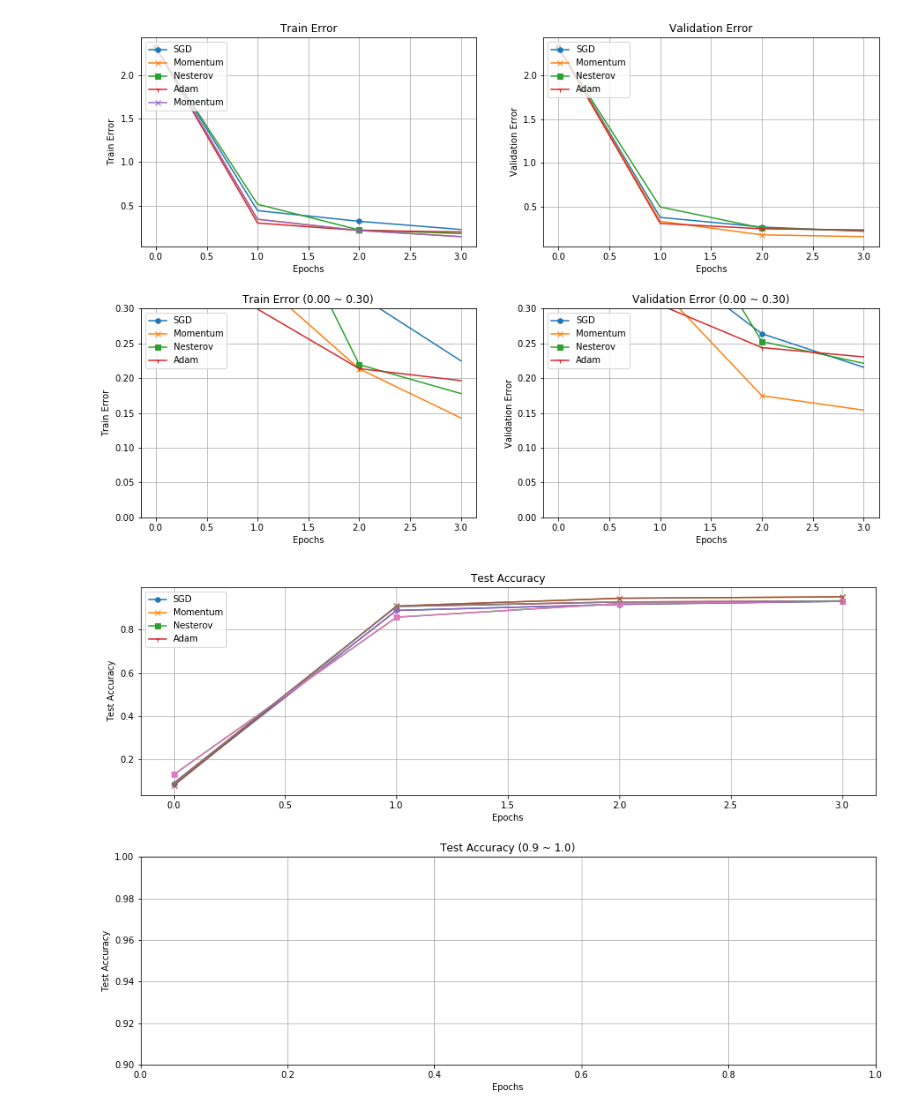
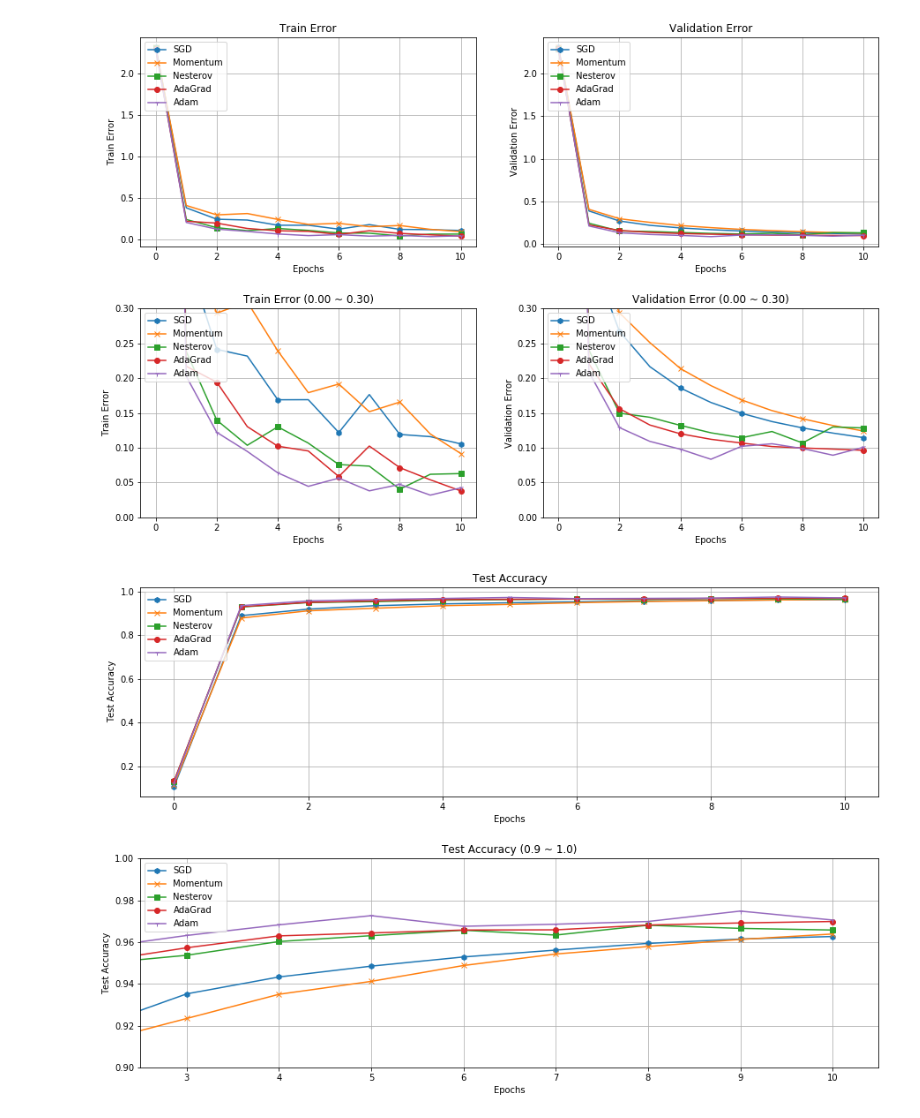
Before and after one commit to linklab/aiclass, a Jupyter notebook: 1731095007_dohyungkwon/tensorflux/main/jupyter_notebook/multi_layer_optimizers_test.ipynb, the cells around one changed output. Cells and saved outputs as stored; diff of their text form; code cells hidden in the pictures.

```diff
--- a/1731095007_dohyungkwon/tensorflux/main/jupyter_notebook/multi_layer_optimizers_test.ipynb
+++ b/1731095007_dohyungkwon/tensorflux/main/jupyter_notebook/multi_layer_optimizers_test.ipynb
@@ -22,7 +22,7 @@ input_size = 784
 hidden_layer1_size = 128
 hidden_layer2_size = 128
 output_size = 10
-model_params_dir = "/Users/yhhan/temp3"
+model_params_dir = "/Users/do-hyungkwon/temp"
 
 x = tfg.Placeholder(name="x")
 target = tfg.Placeholder(name="target")
@@ -38,7 +38,7 @@ n_sgd = tfn.Multi_Layer_Network(
     activator=tfe.Activator.ReLU.value,
     optimizer=tfe.Optimizer.SGD.value,
     learning_rate=0.01,
-    model_params_dir=model_params_dir
+    model_params_dir=model_params_dir #temp 디렉토리에 쌓여있는 파라미터들
 )
 
 n_momentum = tfn.Multi_Layer_Network(
@@ -51,7 +51,7 @@ n_momentum = tfn.Multi_Layer_Network(
     init_sd=0.01,
     activator=tfe.Activator.ReLU.value,
     optimizer=tfe.Optimizer.Momentum.value,
-    learning_rate=0.01,
+    learning_rate=0.001,
     model_params_dir=model_params_dir
 )
 
@@ -93,7 +93,7 @@ n_adam = tfn.Multi_Layer_Network(
     init_sd=0.01,
     activator=tfe.Activator.ReLU.value,
     optimizer=tfe.Optimizer.Adam.value,
-    learning_rate=0.01,
+    learning_rate=0.001,
     model_params_dir=model_params_dir
 )
 # %% [output]
@@ -107,9 +107,10 @@ data = mnist.MNIST_Data()
 #data = mnist.Fashion_MNIST_Data()
 # %%
 batch_size = 1000
-max_epoch = 3
+max_epoch = 10
 
 neural_networks = {"SGD": n_sgd, "Momentum": n_momentum, "Nesterov": n_nag, "AdaGrad": n_adagrad, "Adam": n_adam}
+#neural_networks = {"AdaGrad": n_adagrad, "Adam": n_adam}
 
 for key, neural_network in neural_networks.items():
     print("***" + key + "***")
@@ -118,7 +119,7 @@ for key, neural_network in neural_networks.items():
         data=data,
         batch_size=batch_size,
         print_period=1,
-        is_numba=True,
+        is_numba=False,
         verbose=False
     )
 # %% [output]
@@ -162,7 +165,6 @@ f, axarr = plt.subplots(2, 2, figsize=(15,10))
 
 for key, neural_network in neural_networks.items():
     axarr[0, 0].plot(epoch_list, neural_networks[key].train_error_list, marker=markers[key], markevery=2, label=key)
-axarr[0, 0].plot(epoch_list, n_momentum.train_error_list, marker=markers['Momentum'], markevery=2, label='Momentum')
 axarr[0, 0].set_ylabel('Train Error')
 axarr[0, 0].set_xlabel('Epochs')
 axarr[0, 0].grid(True)
@@ -172,34 +174,34 @@ axarr[0, 0].legend(loc='upper left')
 for key, neural_network in neural_networks.items():
     axarr[0, 1].plot(epoch_list, neural_networks[key].validation_error_list, marker=markers[key], markevery=2, label=key)
 axarr[0, 1].set_ylabel('Validation Error')
 axarr[0, 1].set_xlabel('Epochs')
 axarr[0, 1].grid(True)
 axarr[0, 1].set_title('Validation Error')
 axarr[0, 1].legend(loc='upper left')
 
 for key, neural_network in neural_networks.items():
     axarr[1, 0].plot(epoch_list, neural_networks[key].train_error_list, marker=markers[key], markevery=2, label=key)
 axarr[1, 0].set_ylabel('Train Error')
 axarr[1, 0].set_xlabel('Epochs')
 axarr[1, 0].grid(True)
 axarr[1, 0].set_ylim(0, 0.3)
 axarr[1, 0].set_title('Train Error (0.00 ~ 0.30)')
 axarr[1, 0].legend(loc='upper left')
 
 for key, neural_network in neural_networks.items():
     axarr[1, 1].plot(epoch_list, neural_networks[key].validation_error_list, marker=markers[key], markevery=2, label=key)
 axarr[1, 1].set_ylabel('Validation Error')
 axarr[1, 1].set_xlabel('Epochs')
 axarr[1, 1].grid(True)
 axarr[1, 1].set_ylim(0, 0.3)
 axarr[1, 1].set_title('Validation Error (0.00 ~ 0.30)')
 axarr[1, 1].legend(loc='upper left')
 
 f.subplots_adjust(hspace=0.3)
 
 plt.show()
 # %% [output]
-[figure, old version]
+[figure, new version]
 # %%
 f, axarr = plt.subplots(2, 1, figsize=(15,10))
 
@@ -212,15 +214,16 @@ axarr[0].set_title('Test Accuracy')
 axarr[0].legend(loc='upper left')
 
 for key, neural_network in neural_networks.items():
-    axarr[0].plot(epoch_list, neural_networks[key].test_accuracy_list, marker=markers[key], markevery=1, label=key)
+    axarr[1].plot(epoch_list, neural_networks[key].test_accuracy_list, marker=markers[key], markevery=1, label=key)
 axarr[1].set_ylabel('Test Accuracy')
 axarr[1].set_xlabel('Epochs')
 axarr[1].grid(True)
 axarr[1].set_ylim(0.9, 1.0)
+axarr[1].set_xlim(2.5, float(max_epoch)+0.5)
 axarr[1].set_title('Test Accuracy (0.9 ~ 1.0)')
 axarr[1].legend(loc='upper left')
 
 f.subplots_adjust(hspace=0.3)
 plt.show()
 # %% [output]
-[figure, old version]
+[figure, new version]
```
Also changed, not shown: parts of 4 cells of this notebook, 13 other files.
